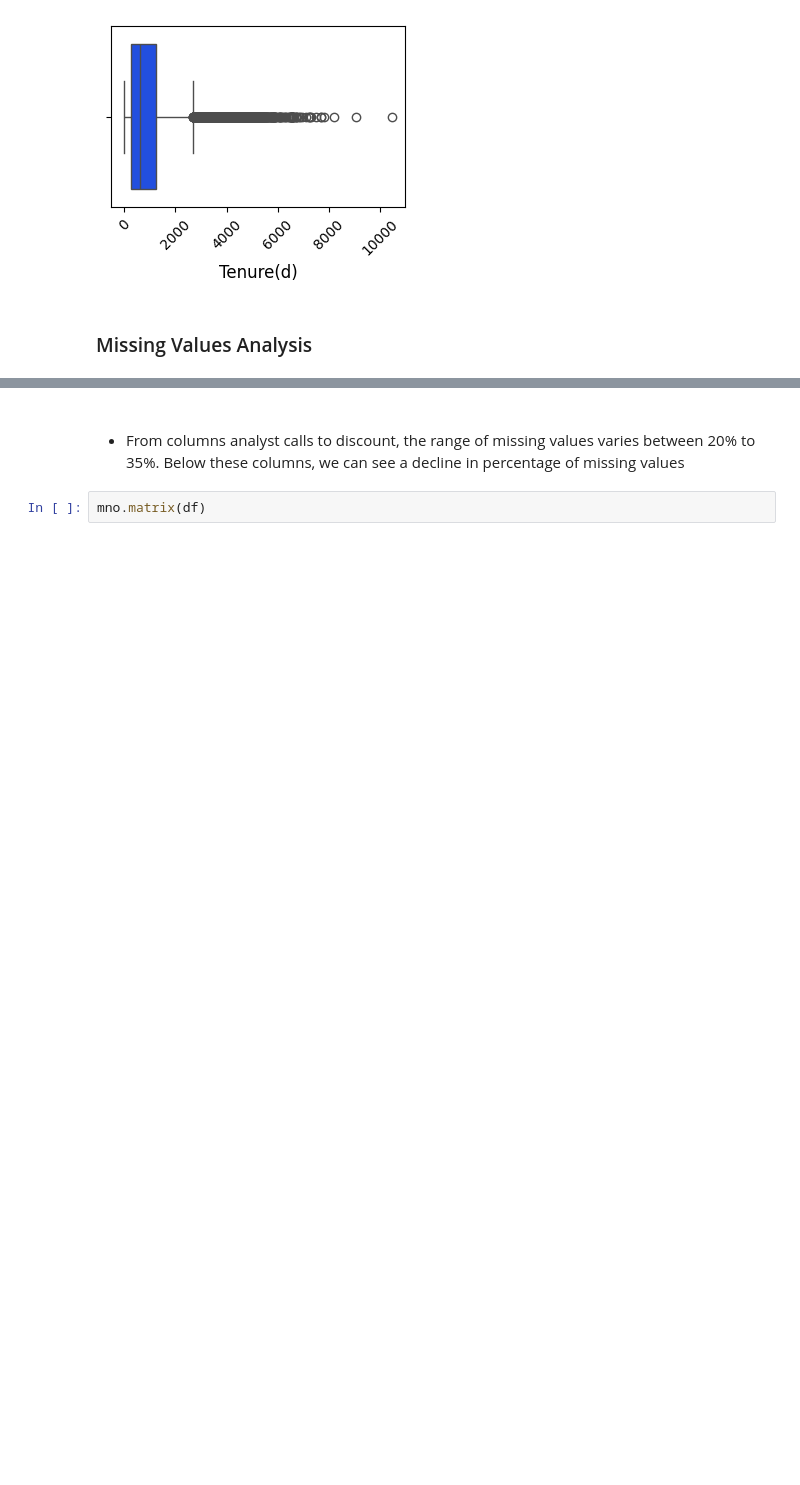
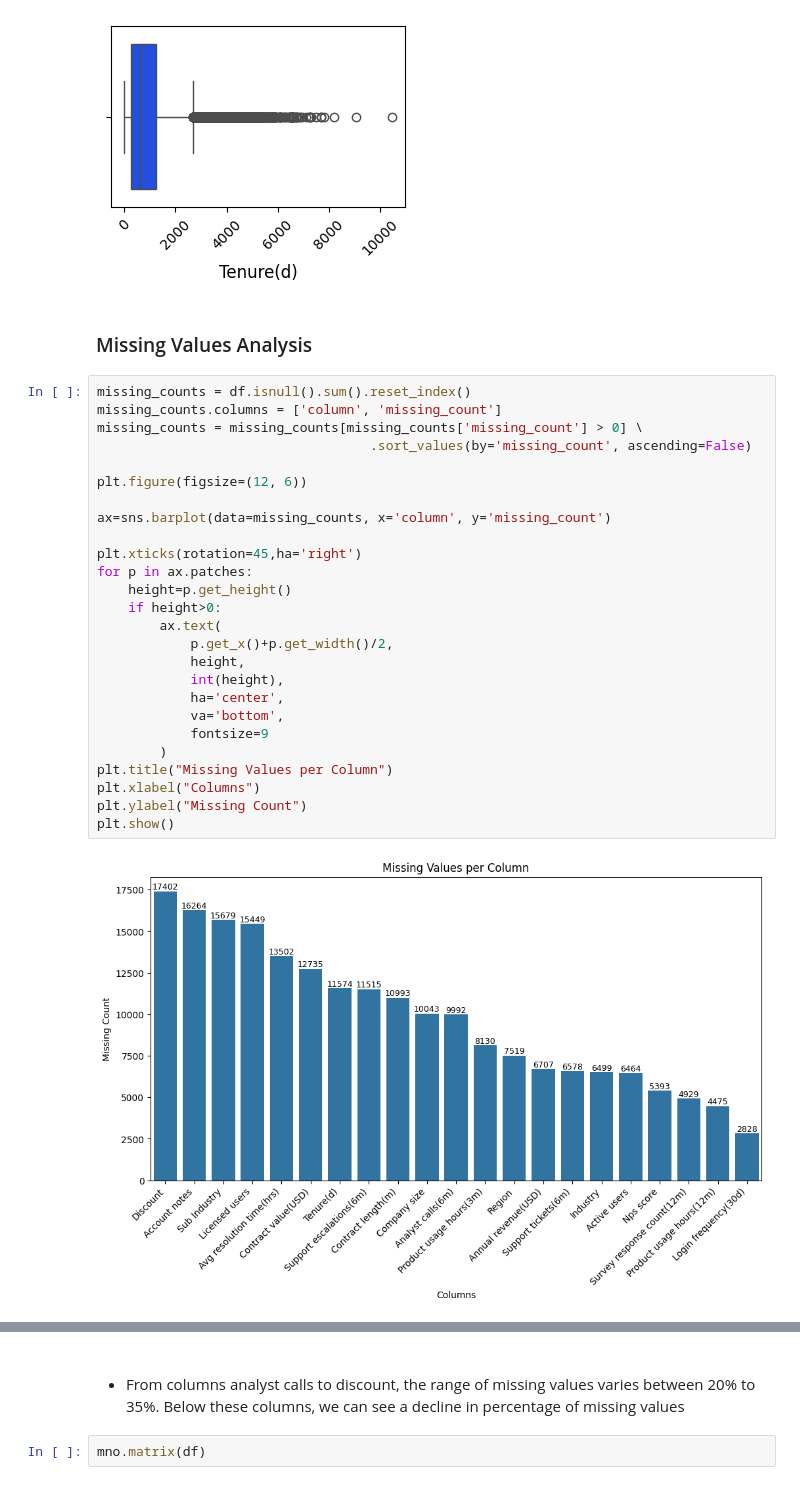
Before and after one commit to prathamgarg08/Churn-Prediction, a Jupyter notebook: notebooks/EDA.ipynb, the cells around one changed output, grey strips where cells are left out. Saved outputs shown, nothing was run; the diff lists cells and outputs as text; blank space fills up the shorter version.

```diff
--- a/notebooks/EDA.ipynb
+++ b/notebooks/EDA.ipynb
@@ -324,6 +324,34 @@ for i in range(0,len(numerical_features),batch_size):
 [figure]
 # %% [markdown]
 ### Missing Values Analysis
+# %%
+missing_counts = df.isnull().sum().reset_index()
+missing_counts.columns = ['column', 'missing_count']
+missing_counts = missing_counts[missing_counts['missing_count'] > 0] \
+                                   .sort_values(by='missing_count', ascending=False)
+
+plt.figure(figsize=(12, 6))
+
+ax=sns.barplot(data=missing_counts, x='column', y='missing_count')
+
+plt.xticks(rotation=45,ha='right')
+for p in ax.patches:
+    height=p.get_height()
+    if height>0:
+        ax.text(
+            p.get_x()+p.get_width()/2,
+            height,
+            int(height),
+            ha='center',
+            va='bottom',
+            fontsize=9
+        )
+plt.title("Missing Values per Column")
+plt.xlabel("Columns")
+plt.ylabel("Missing Count")
+plt.show()
+# %% [output]
+[figure, added]
 # %%
 na_counts=df.isna().sum()
 na_counts=na_counts[na_counts>0].sort_values(ascending=False)
```
Also changed, not shown: parts of 41 cells of this notebook.
